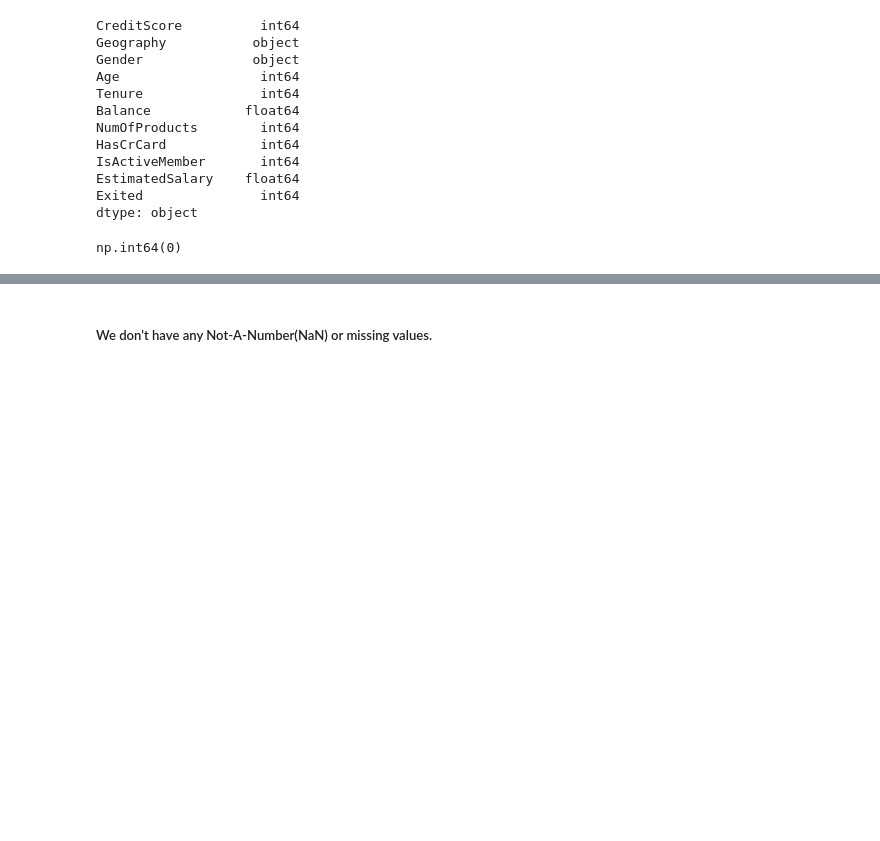
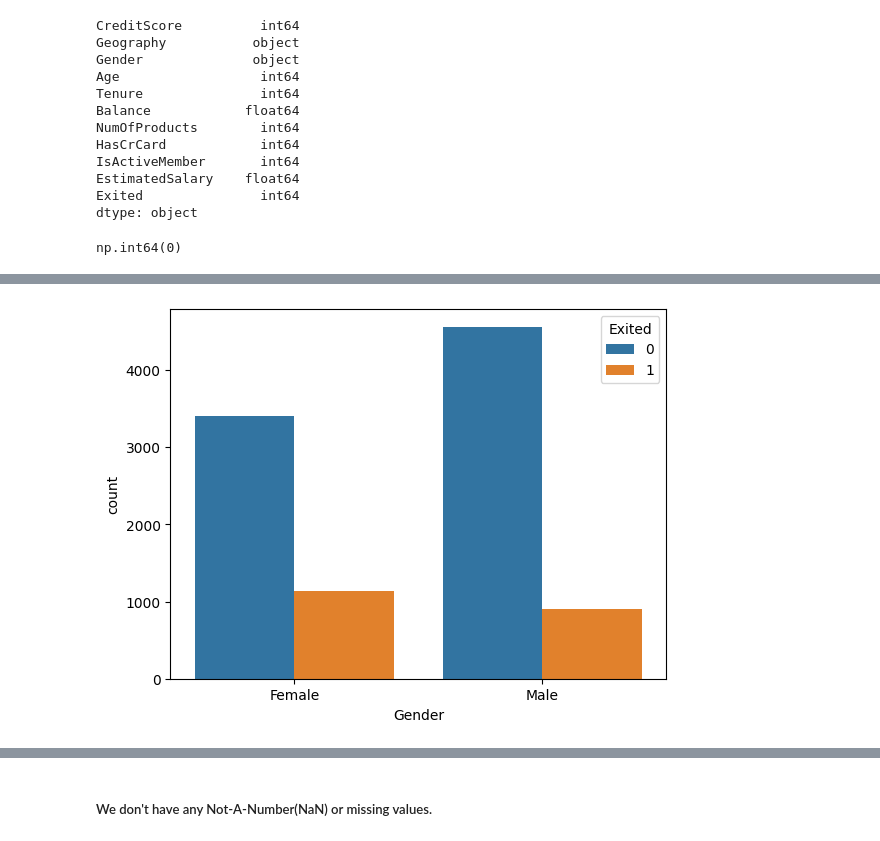
Before and after one commit to AmirrezaMadadi/Customer-Churn-Prediction, a Jupyter notebook: customer_churn_prediction.ipynb, the cells around one changed output, grey strips where cells are left out. Cells and saved outputs as stored; diff of their text form; code cells hidden in the pictures; blank space fills up the shorter version.

```diff
--- a/customer_churn_prediction.ipynb
+++ b/customer_churn_prediction.ipynb
@@ -96,0 +105,6 @@ np.int64(0)
+# %%
+# count plot of gender
+sns.countplot(x = 'Gender', data=data, hue='Exited')
+plt.show()
+# %% [output]
+[figure, added]
```
Also changed, not shown: parts of 31 cells of this notebook.
